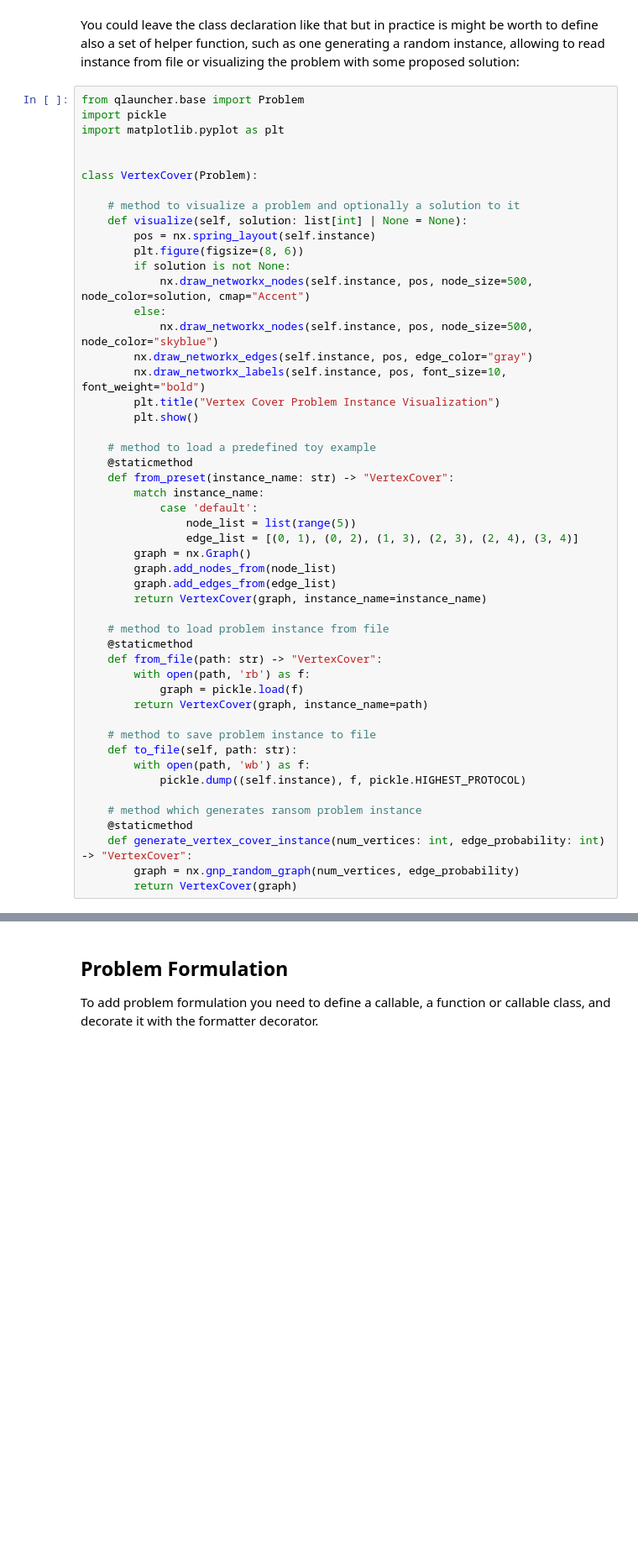
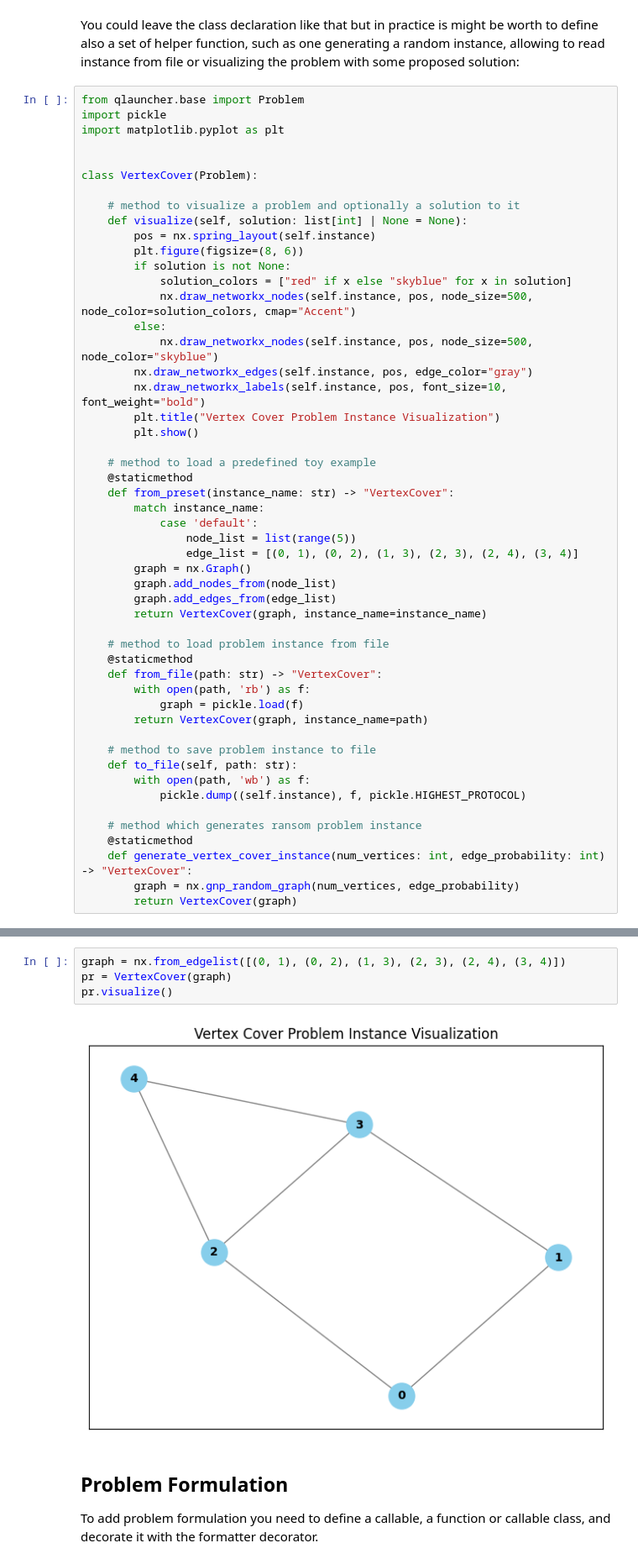
Before and after one commit to PCSS-Quantum/QLauncher, a Jupyter notebook: examples/define_your_own_problem.ipynb, the cells around one changed output, grey strips where cells are left out. Shown at 84% size. Cells and saved outputs as stored; diff of their text form; blank space fills up the shorter version.

Commit message:
add visualizations to define your own problem notebook

```diff
--- a/examples/define_your_own_problem.ipynb
+++ b/examples/define_your_own_problem.ipynb
@@ -36,7 +36,8 @@ class VertexCover(Problem):
         pos = nx.spring_layout(self.instance)
         plt.figure(figsize=(8, 6))
         if solution is not None:
-            nx.draw_networkx_nodes(self.instance, pos, node_size=500, node_color=solution, cmap="Accent")
+            solution_colors = ["red" if x else "skyblue" for x in solution]
+            nx.draw_networkx_nodes(self.instance, pos, node_size=500, node_color=solution_colors, cmap="Accent")
         else:
             nx.draw_networkx_nodes(self.instance, pos, node_size=500, node_color="skyblue")
         nx.draw_networkx_edges(self.instance, pos, edge_color="gray")
@@ -76,3 +79,9 @@ class VertexCover(Problem):
+# %%
+graph = nx.from_edgelist([(0, 1), (0, 2), (1, 3), (2, 3), (2, 4), (3, 4)])
+pr = VertexCover(graph)
+pr.visualize()
+# %% [output]
+[figure, added]
 # %% [markdown]
 ## Problem Formulation
 
```
Also changed, not shown: parts of 5 cells of this notebook.
